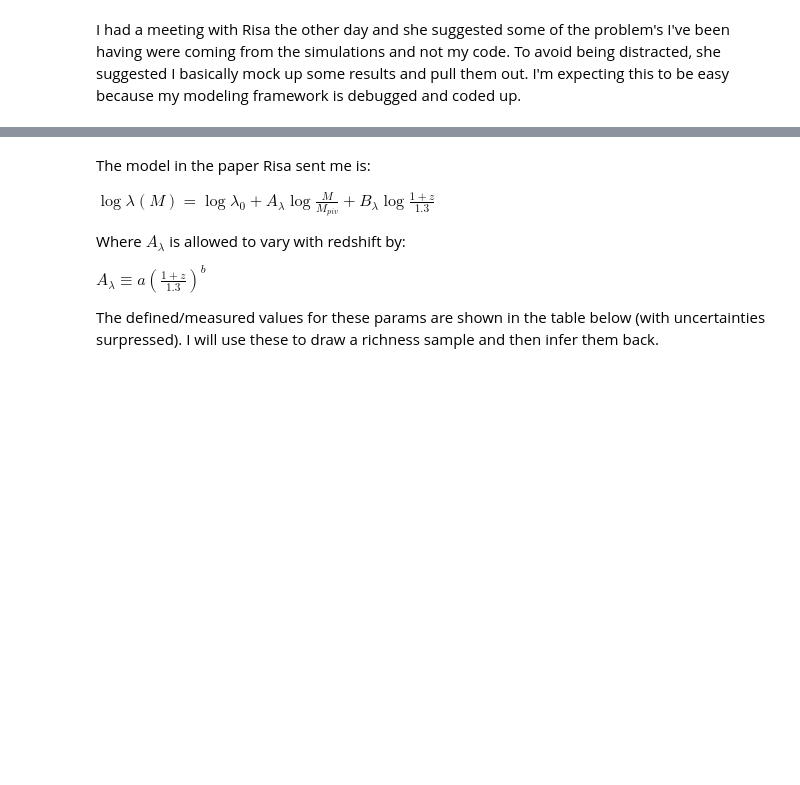
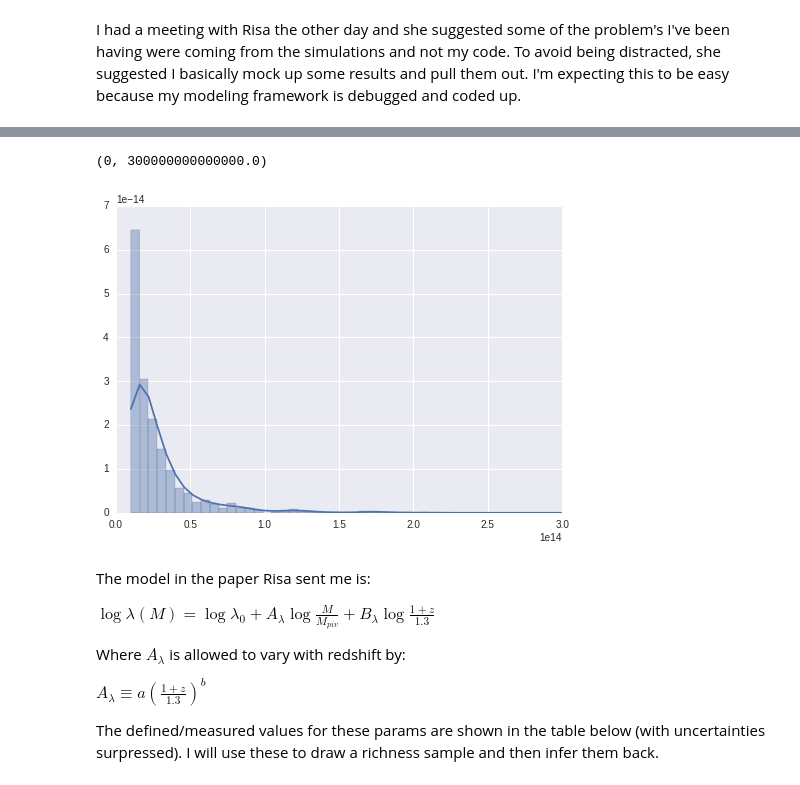
Before and after one commit to Ravirajadrangi/ClusterMassInference, a Jupyter notebook: Inference New Model.ipynb, the cells around one changed output, grey strips where cells are left out. Saved outputs shown, nothing was run; the diff lists cells and outputs as text; code cells hidden in the pictures; blank space fills up the shorter version.

```diff
--- a/Inference New Model.ipynb
+++ b/Inference New Model.ipynb
@@ -26,3 +36,9 @@ Rows:   76997
+# %%
+sns.distplot(mass, bins = 100)
+plt.xlim([0,3e14])
+# %% [output]
+(0, 300000000000000.0)
+[figure, added]
 # %% [markdown]
 The model in the paper Risa sent me is:
 
```
Also changed, not shown: parts of 2 cells of this notebook.
